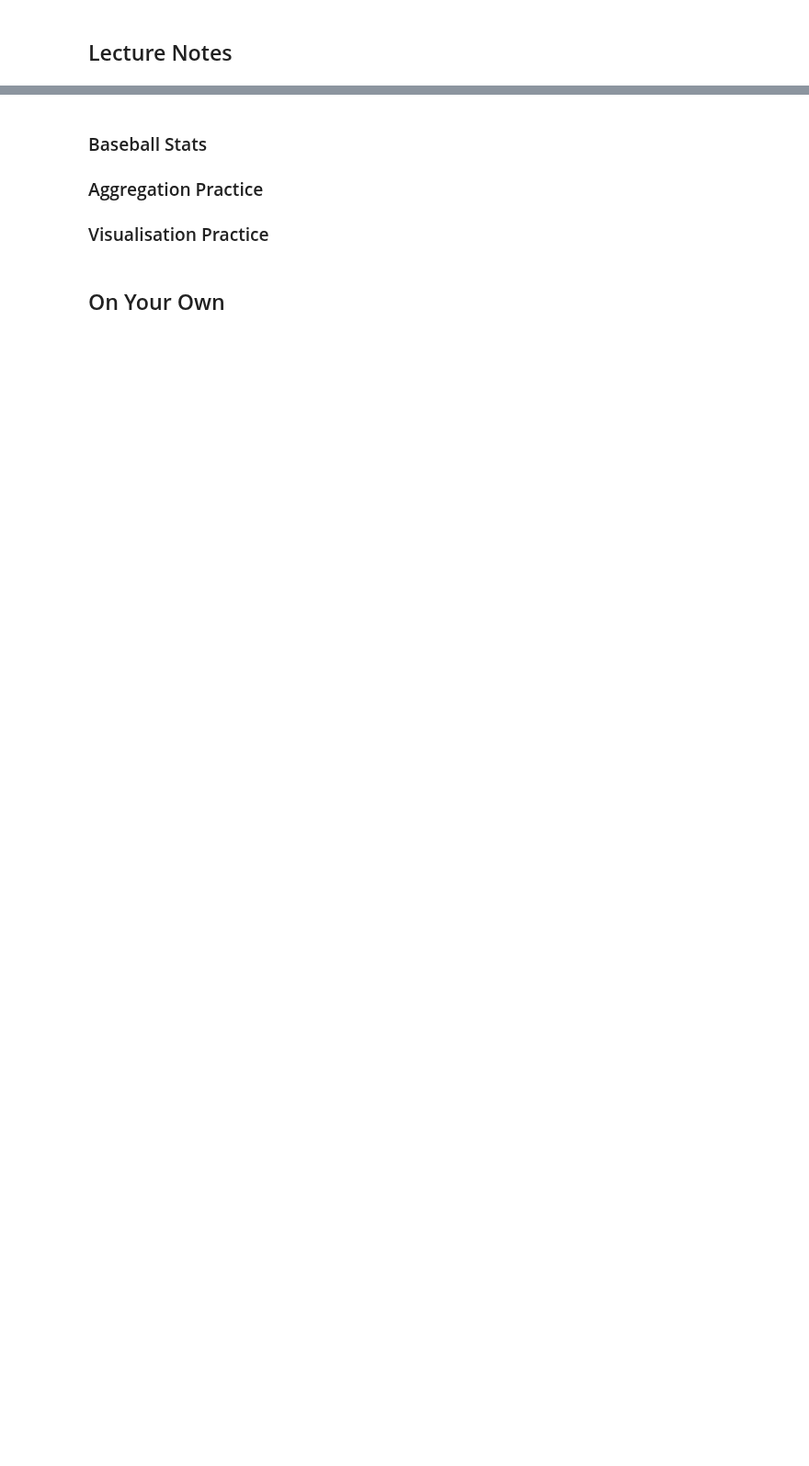
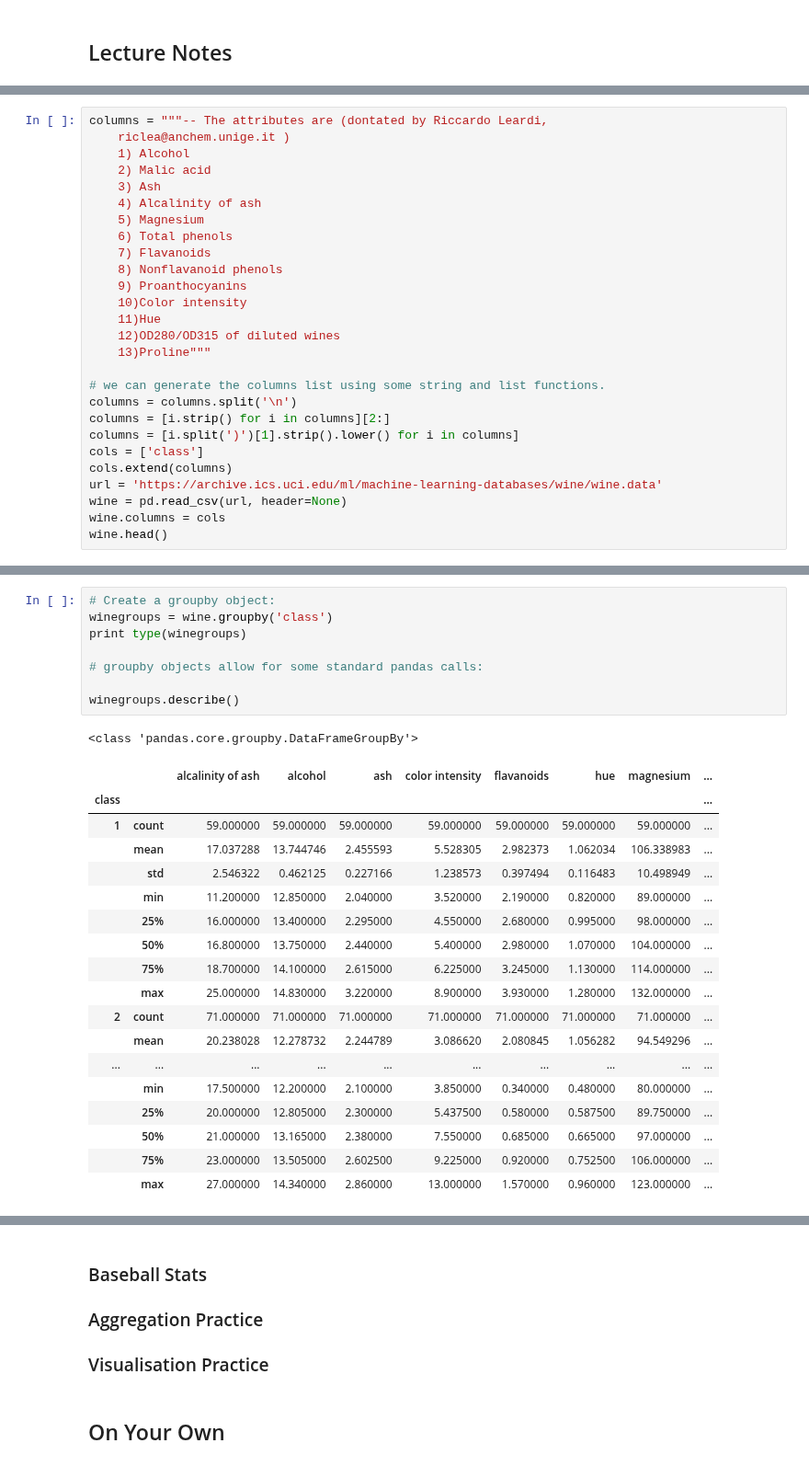
Before and after one commit to podopie/DAT18NYC, a Jupyter notebook: classes/03-visualisation.ipynb, the cells around one changed output, grey strips where cells are left out. Shown at 92% size. Drawn from its saved outputs; the diff is of its cells as text; blank space fills up the shorter version.

```diff
--- a/classes/03-visualisation.ipynb
+++ b/classes/03-visualisation.ipynb
@@ -94,0 +95,27 @@ wine data set: https://archive.ics.uci.edu/ml/machine-learning-databases/wine/
+# %%
+columns = """-- The attributes are (dontated by Riccardo Leardi,
+	riclea@anchem.unige.it )
+ 	1) Alcohol
+ 	2) Malic acid
+ 	3) Ash
+	4) Alcalinity of ash
+ 	5) Magnesium
+	6) Total phenols
+ 	7) Flavanoids
+ 	8) Nonflavanoid phenols
+ 	9) Proanthocyanins
+	10)Color intensity
+ 	11)Hue
+ 	12)OD280/OD315 of diluted wines
+ 	13)Proline"""
+
+# we can generate the columns list using some string and list functions.
+columns = columns.split('\n')
+columns = [i.strip() for i in columns][2:]
+columns = [i.split(')')[1].strip().lower() for i in columns]
+cols = ['class']
+cols.extend(columns)
+url = 'https://archive.ics.uci.edu/ml/machine-learning-databases/wine/wine.data'
+wine = pd.read_csv(url, header=None)
+wine.columns = cols
+wine.head()
@@ -94,0 +129,28 @@ wine data set: https://archive.ics.uci.edu/ml/machine-learning-databases/wine/
+# %%
+# Create a groupby object:
+winegroups = wine.groupby('class')
+print type(winegroups)
+
+# groupby objects allow for some standard pandas calls:
+
+winegroups.describe()
+# %% [output]
+<class 'pandas.core.groupby.DataFrameGroupBy'>
+|  |  | alcalinity of ash | alcohol | ash | color intensity | flavanoids | hue | magnesium | ... |
+| class |  |  |  |  |  |  |  |  | ... |
+| 1 | count | 59.000000 | 59.000000 | 59.000000 | 59.000000 | 59.000000 | 59.000000 | 59.000000 | ... |
+|  | mean | 17.037288 | 13.744746 | 2.455593 | 5.528305 | 2.982373 | 1.062034 | 106.338983 | ... |
+|  | std | 2.546322 | 0.462125 | 0.227166 | 1.238573 | 0.397494 | 0.116483 | 10.498949 | ... |
+|  | min | 11.200000 | 12.850000 | 2.040000 | 3.520000 | 2.190000 | 0.820000 | 89.000000 | ... |
+|  | 25% | 16.000000 | 13.400000 | 2.295000 | 4.550000 | 2.680000 | 0.995000 | 98.000000 | ... |
+|  | 50% | 16.800000 | 13.750000 | 2.440000 | 5.400000 | 2.980000 | 1.070000 | 104.000000 | ... |
+|  | 75% | 18.700000 | 14.100000 | 2.615000 | 6.225000 | 3.245000 | 1.130000 | 114.000000 | ... |
+|  | max | 25.000000 | 14.830000 | 3.220000 | 8.900000 | 3.930000 | 1.280000 | 132.000000 | ... |
+| 2 | count | 71.000000 | 71.000000 | 71.000000 | 71.000000 | 71.000000 | 71.000000 | 71.000000 | ... |
+|  | mean | 20.238028 | 12.278732 | 2.244789 | 3.086620 | 2.080845 | 1.056282 | 94.549296 | ... |
+| ... | ... | ... | ... | ... | ... | ... | ... | ... | ... |
+|  | min | 17.500000 | 12.200000 | 2.100000 | 3.850000 | 0.340000 | 0.480000 | 80.000000 | ... |
+|  | 25% | 20.000000 | 12.805000 | 2.300000 | 5.437500 | 0.580000 | 0.587500 | 89.750000 | ... |
+|  | 50% | 21.000000 | 13.165000 | 2.380000 | 7.550000 | 0.685000 | 0.665000 | 97.000000 | ... |
+|  | 75% | 23.000000 | 13.505000 | 2.602500 | 9.225000 | 0.920000 | 0.752500 | 106.000000 | ... |
+|  | max | 27.000000 | 14.340000 | 2.860000 | 13.000000 | 1.570000 | 0.960000 | 123.000000 | ... |
```
Also changed, not shown: parts of 11 cells of this notebook.
